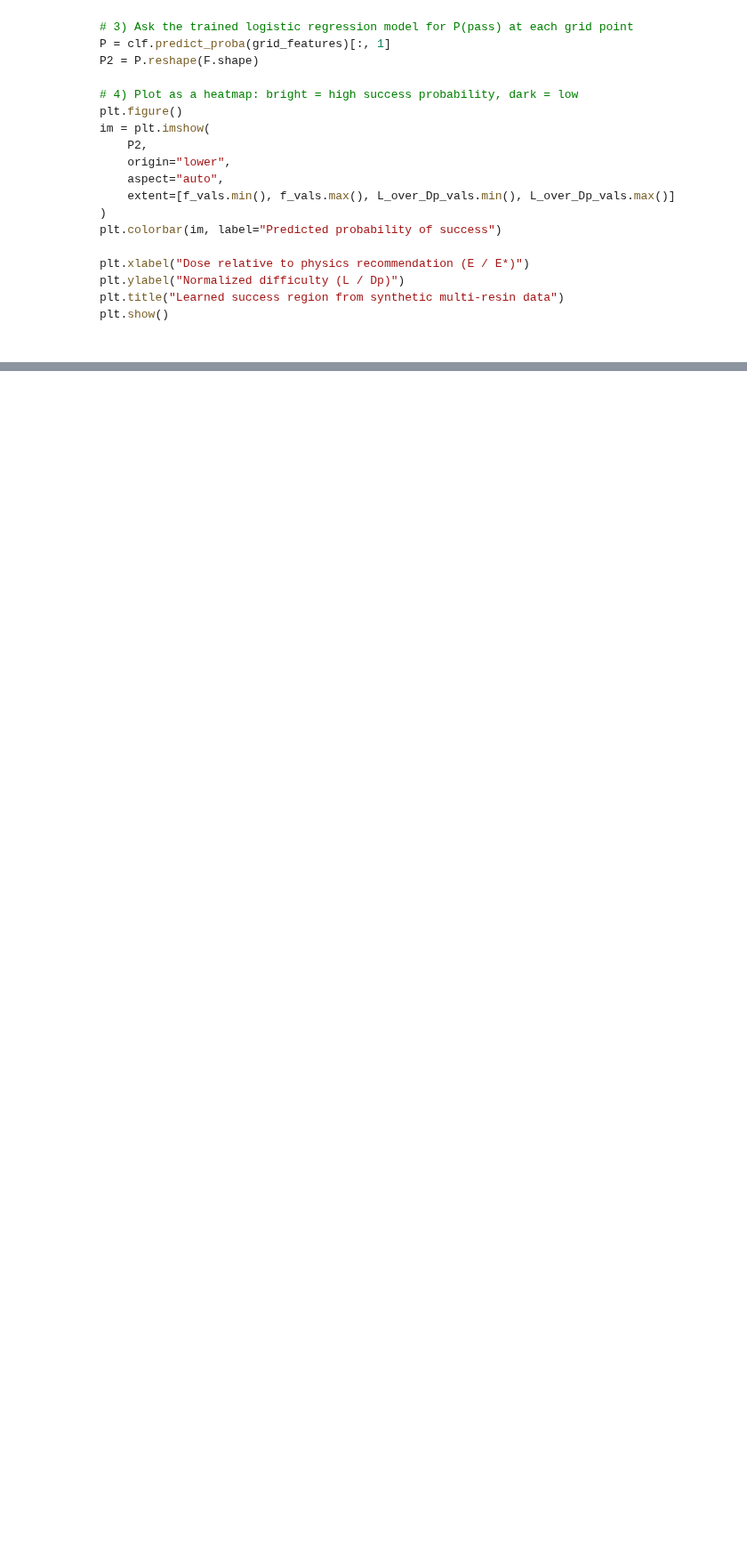
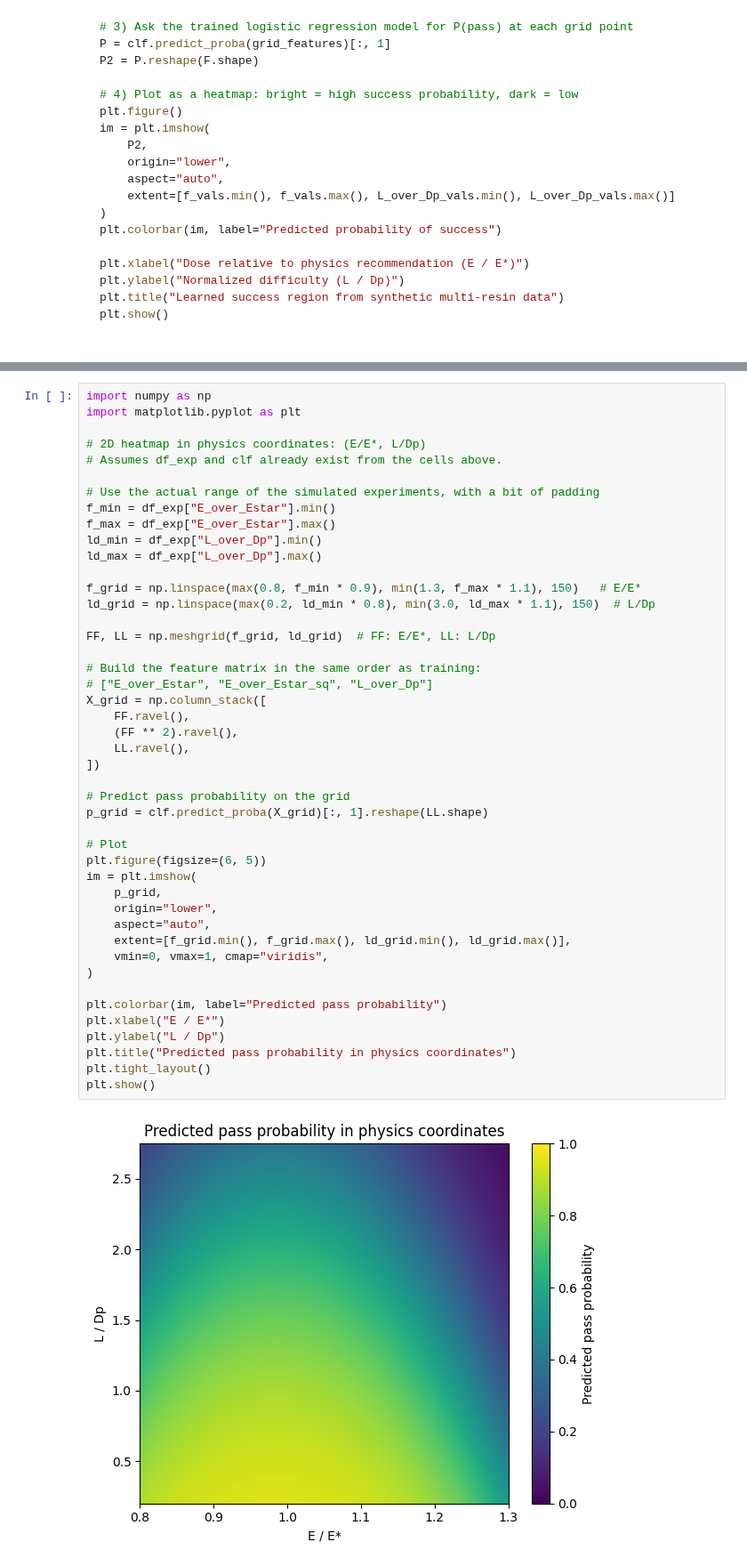
Before and after one commit to nyee88/tvam_resin_mini, a Jupyter notebook: notebooks/01_working_curve.ipynb, the cells around one changed output, grey strips where cells are left out. Shown at 89% size. Saved outputs shown, nothing was run; the diff lists cells and outputs as text; blank space fills up the shorter version.

```diff
--- a/notebooks/01_working_curve.ipynb
+++ b/notebooks/01_working_curve.ipynb
@@ -604,0 +550,47 @@ plt.show()
+# %%
+import numpy as np
+import matplotlib.pyplot as plt
+
+# 2D heatmap in physics coordinates: (E/E*, L/Dp)
+# Assumes df_exp and clf already exist from the cells above.
+
+# Use the actual range of the simulated experiments, with a bit of padding
+f_min = df_exp["E_over_Estar"].min()
+f_max = df_exp["E_over_Estar"].max()
+ld_min = df_exp["L_over_Dp"].min()
+ld_max = df_exp["L_over_Dp"].max()
+
+f_grid = np.linspace(max(0.8, f_min * 0.9), min(1.3, f_max * 1.1), 150)   # E/E*
+ld_grid = np.linspace(max(0.2, ld_min * 0.8), min(3.0, ld_max * 1.1), 150)  # L/Dp
+
+FF, LL = np.meshgrid(f_grid, ld_grid)  # FF: E/E*, LL: L/Dp
+
+# Build the feature matrix in the same order as training:
+# ["E_over_Estar", "E_over_Estar_sq", "L_over_Dp"]
+X_grid = np.column_stack([
+    FF.ravel(),
+    (FF ** 2).ravel(),
+    LL.ravel(),
+])
+
+# Predict pass probability on the grid
+p_grid = clf.predict_proba(X_grid)[:, 1].reshape(LL.shape)
+
+# Plot
+plt.figure(figsize=(6, 5))
+im = plt.imshow(
+    p_grid,
+    origin="lower",
+    aspect="auto",
+    extent=[f_grid.min(), f_grid.max(), ld_grid.min(), ld_grid.max()],
+    vmin=0, vmax=1, cmap="viridis",
+)
+
+plt.colorbar(im, label="Predicted pass probability")
+plt.xlabel("E / E*")
+plt.ylabel("L / Dp")
+plt.title("Predicted pass probability in physics coordinates")
+plt.tight_layout()
+plt.show()
+# %% [output]
+[figure, added]
```
Also changed, not shown: parts of 2 cells of this notebook.
